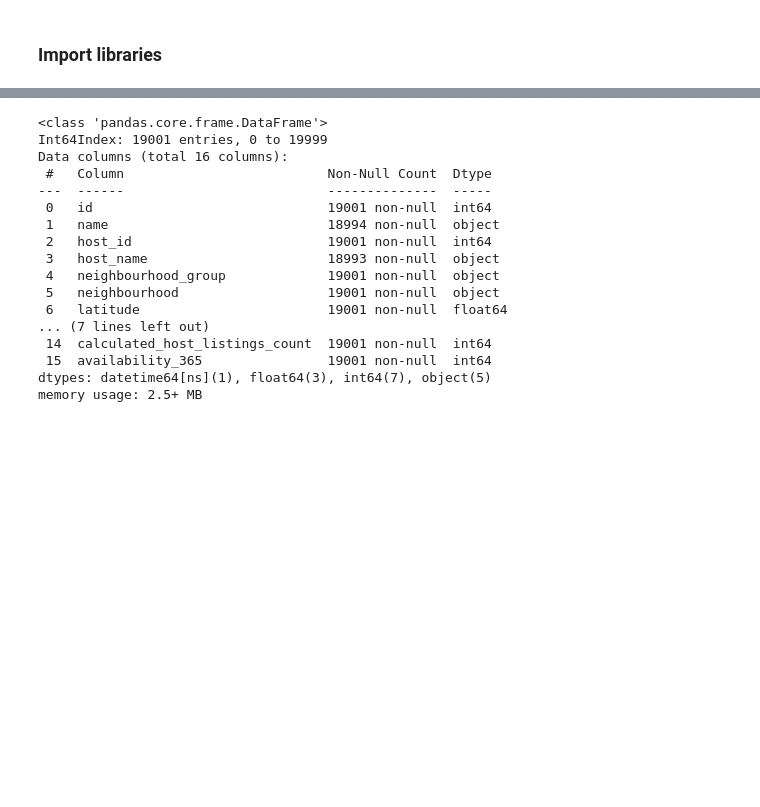
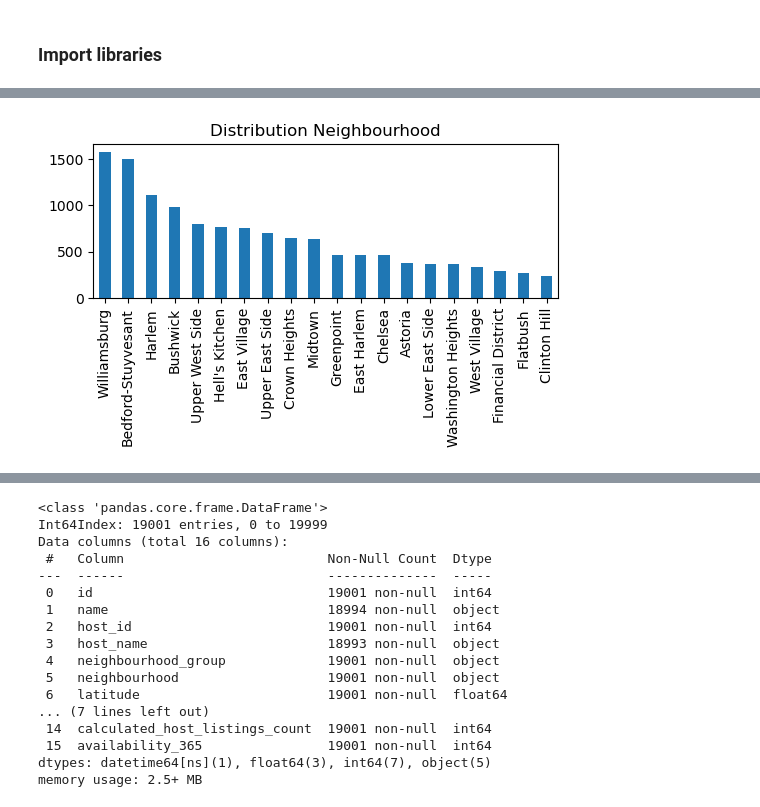
Before and after one commit to RuudVelo/build-ml-pipeline-for-short-term-rental-prices, a Jupyter notebook: src/eda/EDA.ipynb, the cells around one changed output, grey strips where cells are left out. Saved outputs shown, nothing was run; the diff lists cells and outputs as text; code cells hidden in the pictures; blank space fills up the shorter version.

```diff
--- a/src/eda/EDA.ipynb
+++ b/src/eda/EDA.ipynb
@@ -34,0 +98,5 @@ wandb: Network error resolved after 0:00:36.660836, resuming normal operation.
+# %%
+df['neighbourhood'].value_counts(dropna=False)[:20].plot(kind='bar', figsize=(6,2))
+plt.title('Distribution Neighbourhood');
+# %% [output]
+[figure, added]
```
Also changed, not shown: parts of 16 cells of this notebook, 1 other file.
